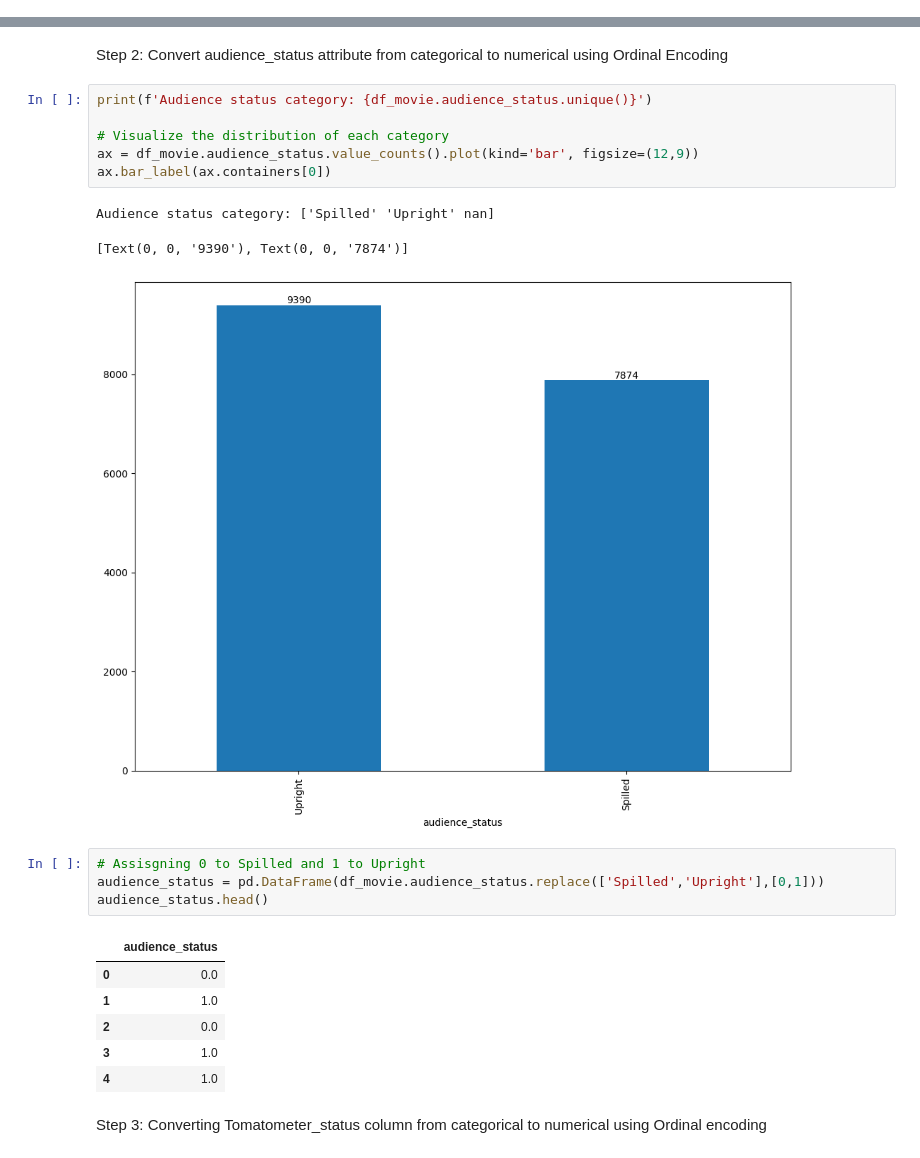
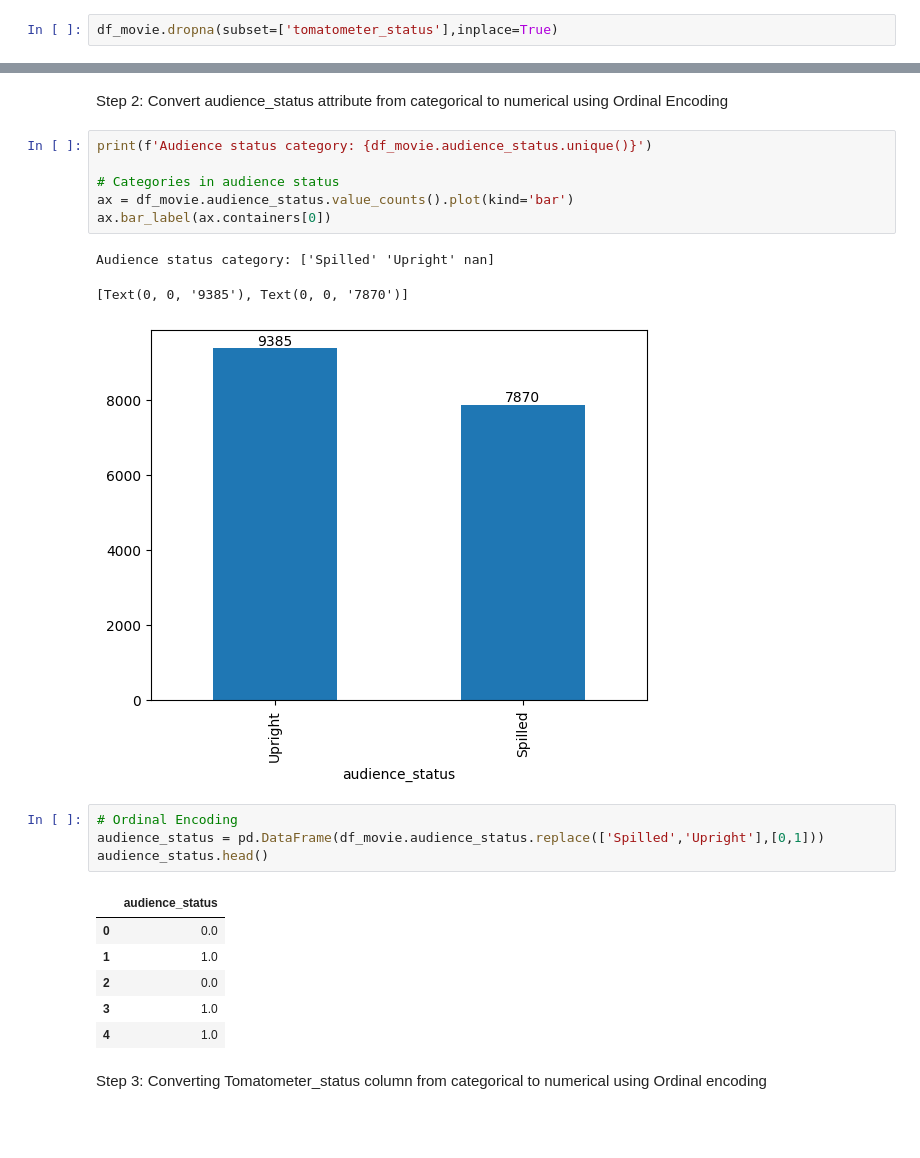
Before and after one commit to KomaliValluru/Movie-Rating-Prediction, a Jupyter notebook: movie-rating-rotten-tomatoes.ipynb, the cells around one changed output, grey strips where cells are left out. Cells and saved outputs as stored; diff of their text form; blank space fills up the shorter version.

Commit message:
Kaggle Notebook | Movie Rating Rotten Tomatoes | V2

```diff
--- a/movie-rating-rotten-tomatoes.ipynb
+++ b/movie-rating-rotten-tomatoes.ipynb
@@ -96,0 +117,2 @@ dtype: object
+# %%
+df_movie.dropna(subset=['tomatometer_status'],inplace=True)
@@ -146,15 +172,15 @@ Step 2: Convert audience_status attribute from categorical to numerical using Or
 # %%
 print(f'Audience status category: {df_movie.audience_status.unique()}')
 
-# Visualize the distribution of each category
-ax = df_movie.audience_status.value_counts().plot(kind='bar', figsize=(12,9))
+# Categories in audience status
+ax = df_movie.audience_status.value_counts().plot(kind='bar')
 ax.bar_label(ax.containers[0])
 # %% [output]
 Audience status category: ['Spilled' 'Upright' nan]
-[Text(0, 0, '9390'), Text(0, 0, '7874')]
+[Text(0, 0, '9385'), Text(0, 0, '7870')]
-[figure, old version]
+[figure, new version]
 # %%
-# Assisgning 0 to Spilled and 1 to Upright
+# Ordinal Encoding
 audience_status = pd.DataFrame(df_movie.audience_status.replace(['Spilled','Upright'],[0,1]))
 audience_status.head()
 # %% [output]
```
Also changed, not shown: parts of 46 cells of this notebook.
